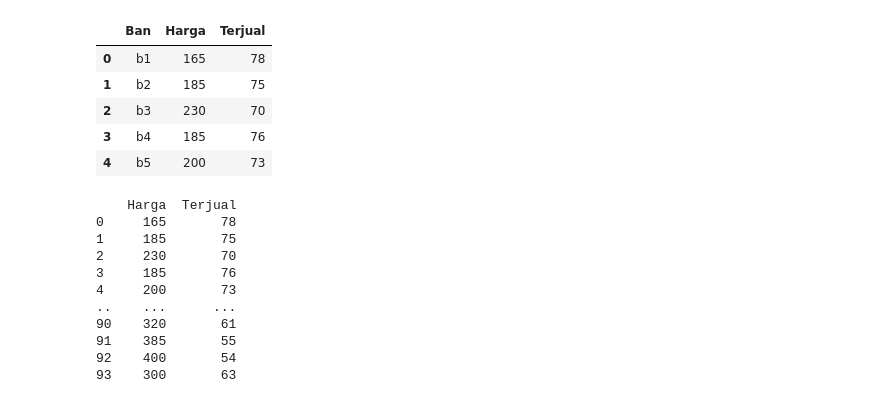
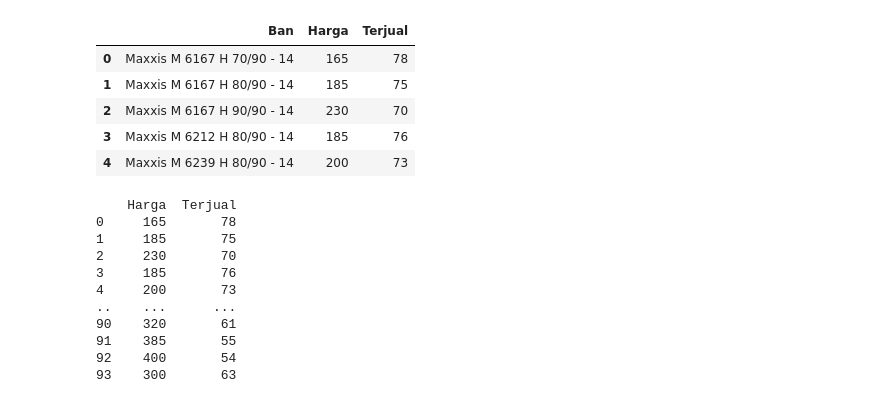
Before and after one commit to julianteguhpratama-wq/penjualan-ban, a Jupyter notebook: k_means_ban.ipynb, the cells around one changed output. Cells and saved outputs as stored; diff of their text form; code cells hidden in the pictures.

```diff
--- a/k_means_ban.ipynb
+++ b/k_means_ban.ipynb
@@ -8,15 +8,15 @@ from sklearn.cluster import KMeans
 # %%
 # membaca dataset
 
-df = pd.read_csv('data_ban.csv', sep=';')
+df = pd.read_csv('databansk.csv', sep=';')
 df.head()
 # %% [output]
 |  | Ban | Harga | Terjual |
-| 0 | b1 | 165 | 78 |
-| 1 | b2 | 185 | 75 |
-| 2 | b3 | 230 | 70 |
-| 3 | b4 | 185 | 76 |
-| 4 | b5 | 200 | 73 |
+| 0 | Maxxis M 6167 H 70/90 - 14 | 165 | 78 |
+| 1 | Maxxis M 6167 H 80/90 - 14 | 185 | 75 |
+| 2 | Maxxis M 6167 H 90/90 - 14 | 230 | 70 |
+| 3 | Maxxis M 6212 H 80/90 - 14 | 185 | 76 |
+| 4 | Maxxis M 6239 H 80/90 - 14 | 200 | 73 |
 # %%
 # persiapan dataset
 
```
Also changed, not shown: parts of 3 cells of this notebook.
